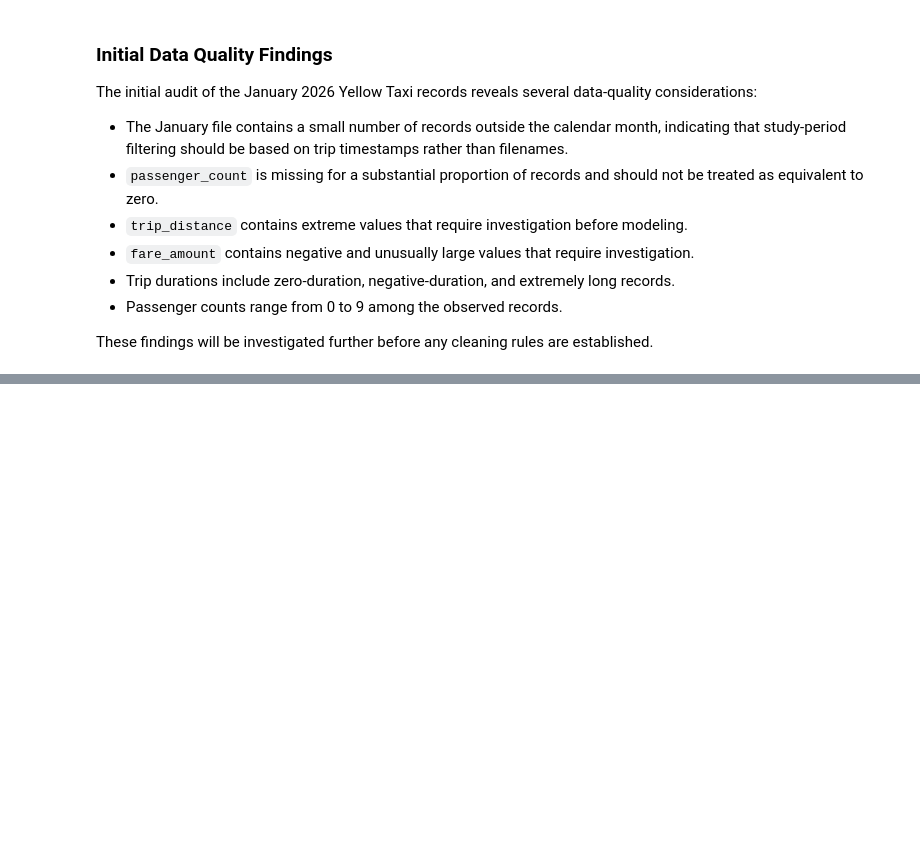
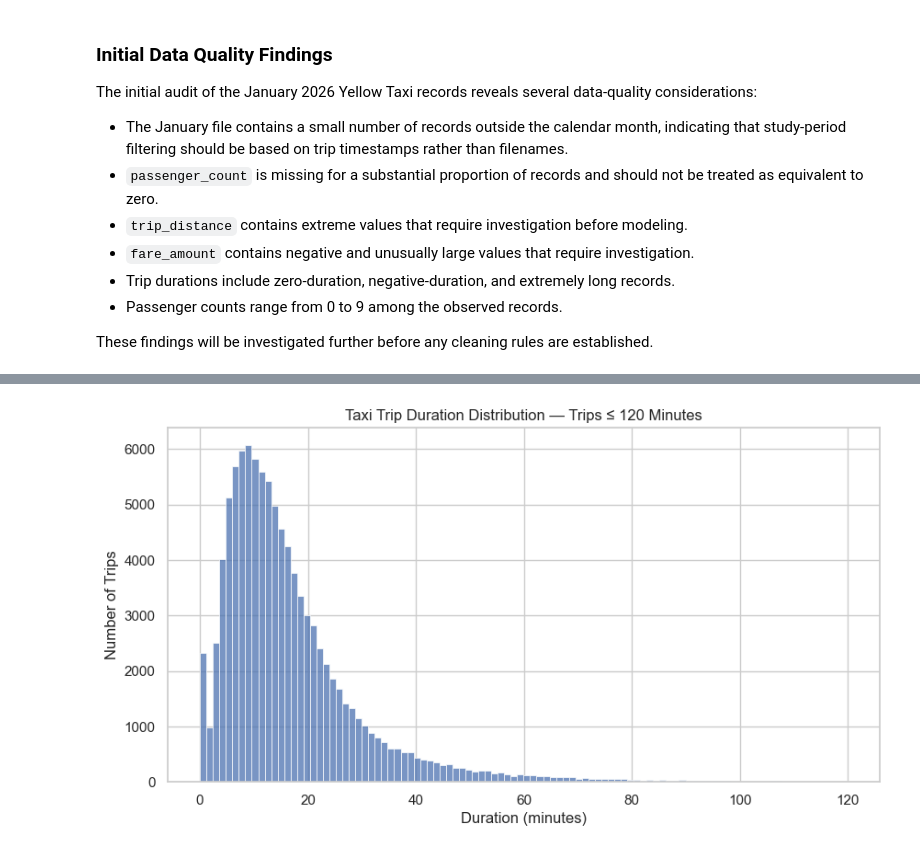
Before and after one commit to sachdeva-aarushi/ML-notebooks, a Jupyter notebook: nyc-taxi-analysis/notebooks/01_data_exploration_and_quality.ipynb, the cells around one changed output, grey strips where cells are left out. Drawn from its saved outputs; the diff is of its cells as text; code cells hidden in the pictures; blank space fills up the shorter version.

```diff
--- a/nyc-taxi-analysis/notebooks/01_data_exploration_and_quality.ipynb
+++ b/nyc-taxi-analysis/notebooks/01_data_exploration_and_quality.ipynb
@@ -276,0 +660,21 @@ These findings will be investigated further before any cleaning rules are establ
+# %%
+duration_plot = sample_for_plot[
+    (sample_for_plot["duration_minutes"] >= 0) &
+    (sample_for_plot["duration_minutes"] <= 120)
+]
+
+plt.figure(figsize=(10, 5))
+
+sns.histplot(
+    data=duration_plot,
+    x="duration_minutes",
+    bins=100
+)
+
+plt.title("Taxi Trip Duration Distribution — Trips ≤ 120 Minutes")
+plt.xlabel("Duration (minutes)")
+plt.ylabel("Number of Trips")
+
+plt.show()
+# %% [output]
+[figure, added]
```
Also changed, not shown: parts of 25 cells of this notebook.
